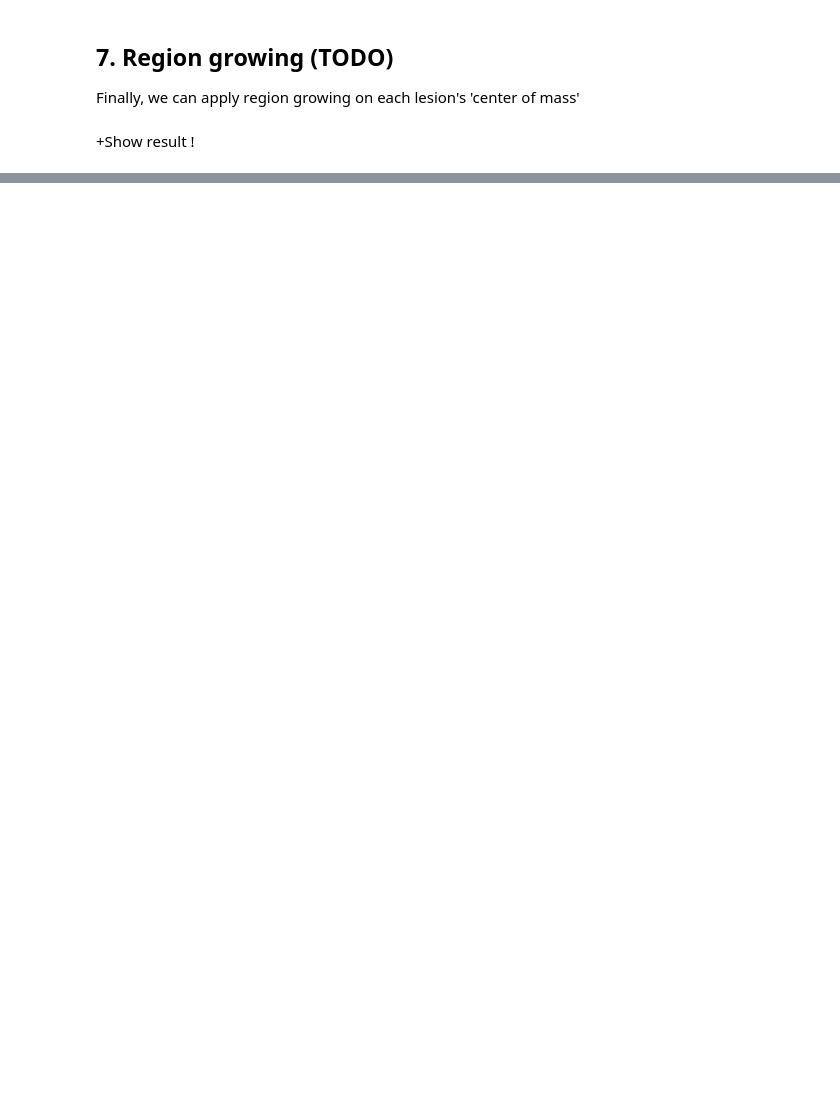
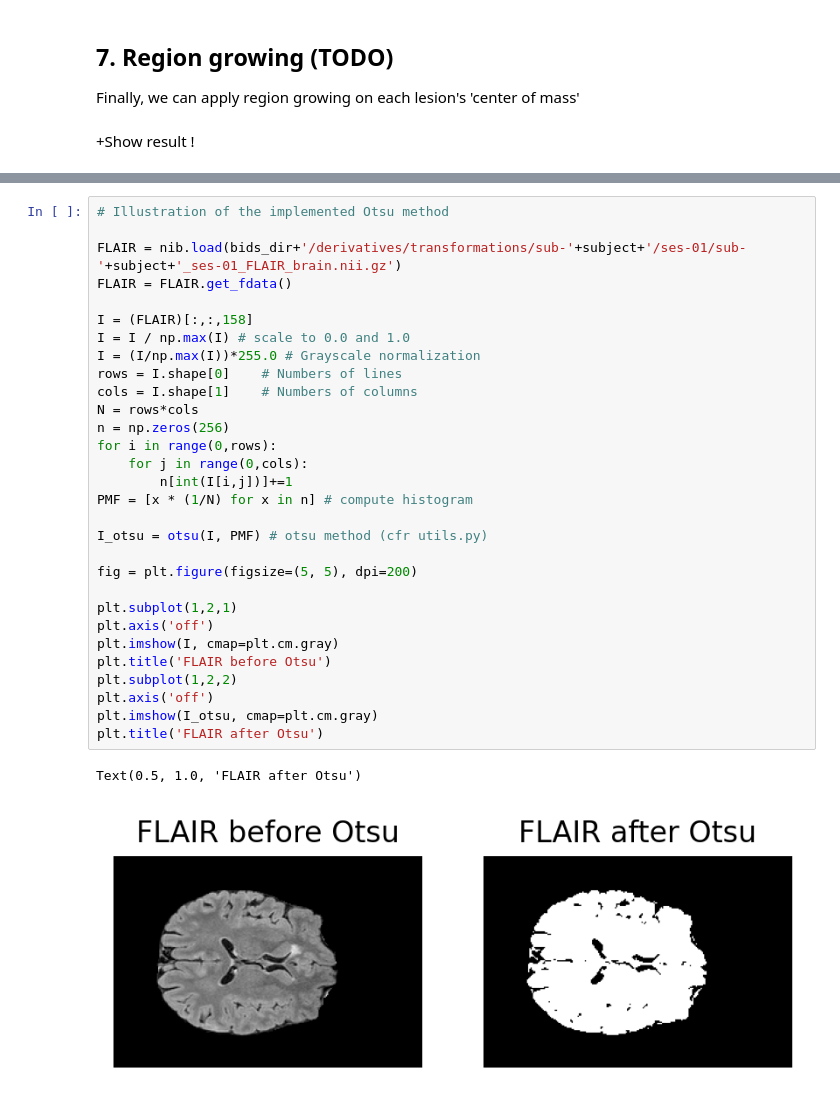
Before and after one commit to amanpreetsingh-BE/multimodality-segmentation, a Jupyter notebook: notebook/main.ipynb, the cells around one changed output, grey strips where cells are left out. Cells and saved outputs as stored; diff of their text form; blank space fills up the shorter version.

```diff
--- a/notebook/main.ipynb
+++ b/notebook/main.ipynb
@@ -269,0 +278,33 @@ Finally, we can apply region growing on each lesion's 'center of mass'
+# %%
+# Illustration of the implemented Otsu method
+
+FLAIR = nib.load(bids_dir+'/derivatives/transformations/sub-'+subject+'/ses-01/sub-'+subject+'_ses-01_FLAIR_brain.nii.gz')
+FLAIR = FLAIR.get_fdata()
+
+I = (FLAIR)[:,:,158]
+I = I / np.max(I) # scale to 0.0 and 1.0
+I = (I/np.max(I))*255.0 # Grayscale normalization
+rows = I.shape[0]    # Numbers of lines
+cols = I.shape[1]    # Numbers of columns
+N = rows*cols
+n = np.zeros(256)
+for i in range(0,rows):
+    for j in range(0,cols):
+        n[int(I[i,j])]+=1
+PMF = [x * (1/N) for x in n] # compute histogram
+
+I_otsu = otsu(I, PMF) # otsu method (cfr utils.py)
+
+fig = plt.figure(figsize=(5, 5), dpi=200)
+
+plt.subplot(1,2,1)
+plt.axis('off')
+plt.imshow(I, cmap=plt.cm.gray)
+plt.title('FLAIR before Otsu')
+plt.subplot(1,2,2)
+plt.axis('off')
+plt.imshow(I_otsu, cmap=plt.cm.gray)
+plt.title('FLAIR after Otsu')
+# %% [output]
+Text(0.5, 1.0, 'FLAIR after Otsu')
+[figure, added]
```
Also changed, not shown: parts of 15 cells of this notebook, 3 other files.
